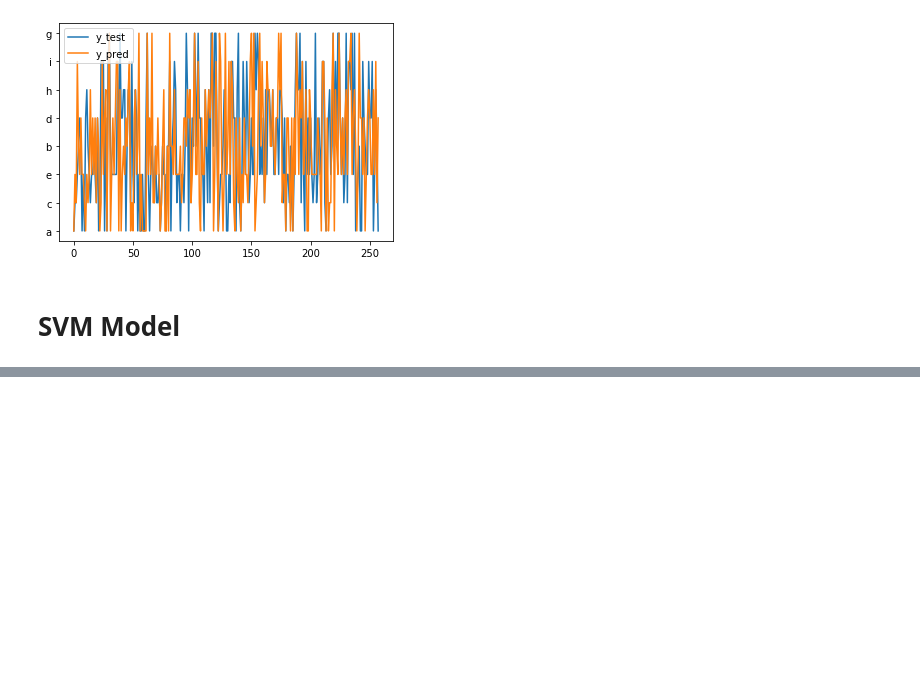
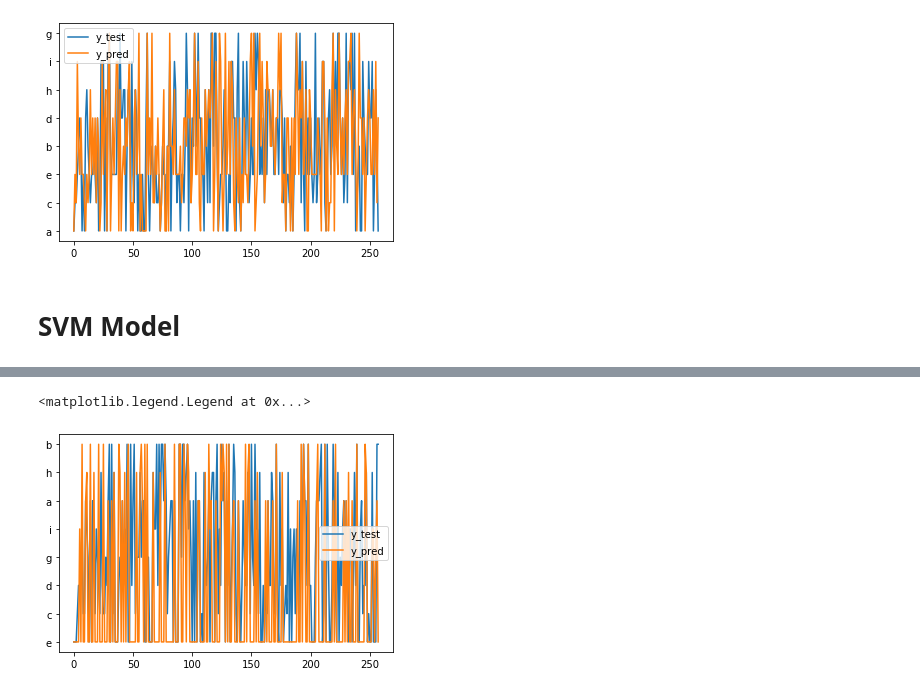
Before and after one commit to mpattik/PacketLossLatencyPredictors, a Jupyter notebook: Master.ipynb, the cells around one changed output, grey strips where cells are left out. Saved outputs shown, nothing was run; the diff lists cells and outputs as text; code cells hidden in the pictures; blank space fills up the shorter version.

```diff
--- a/Master.ipynb
+++ b/Master.ipynb
@@ -366,5 +358,8 @@ plt.plot(scores)
 # %%
-result = svm(full_df)
+result = svm(data, features_list)
 plt.plot(result[1])
 plt.plot(result[2])
 plt.legend(["y_test", "y_pred"])
+# %% [output]
+<matplotlib.legend.Legend at 0x...>
+[figure, added]
```
Also changed, not shown: parts of 9 cells of this notebook.
